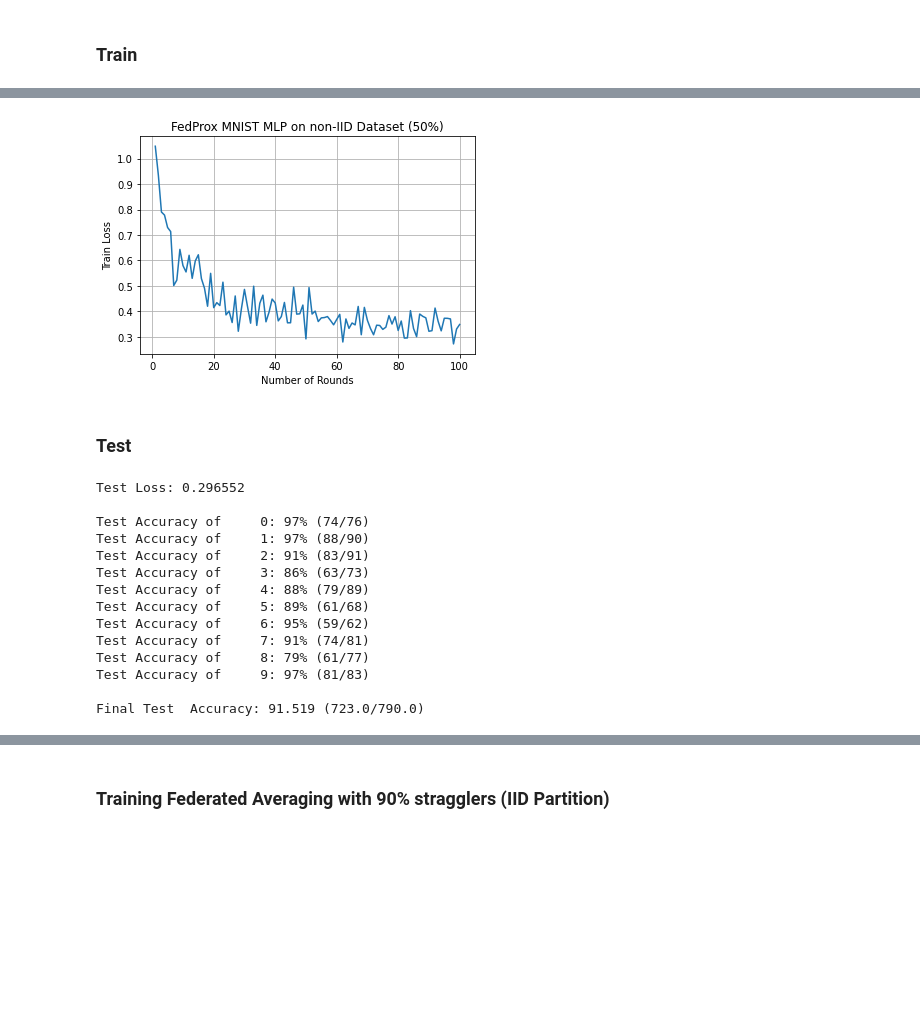
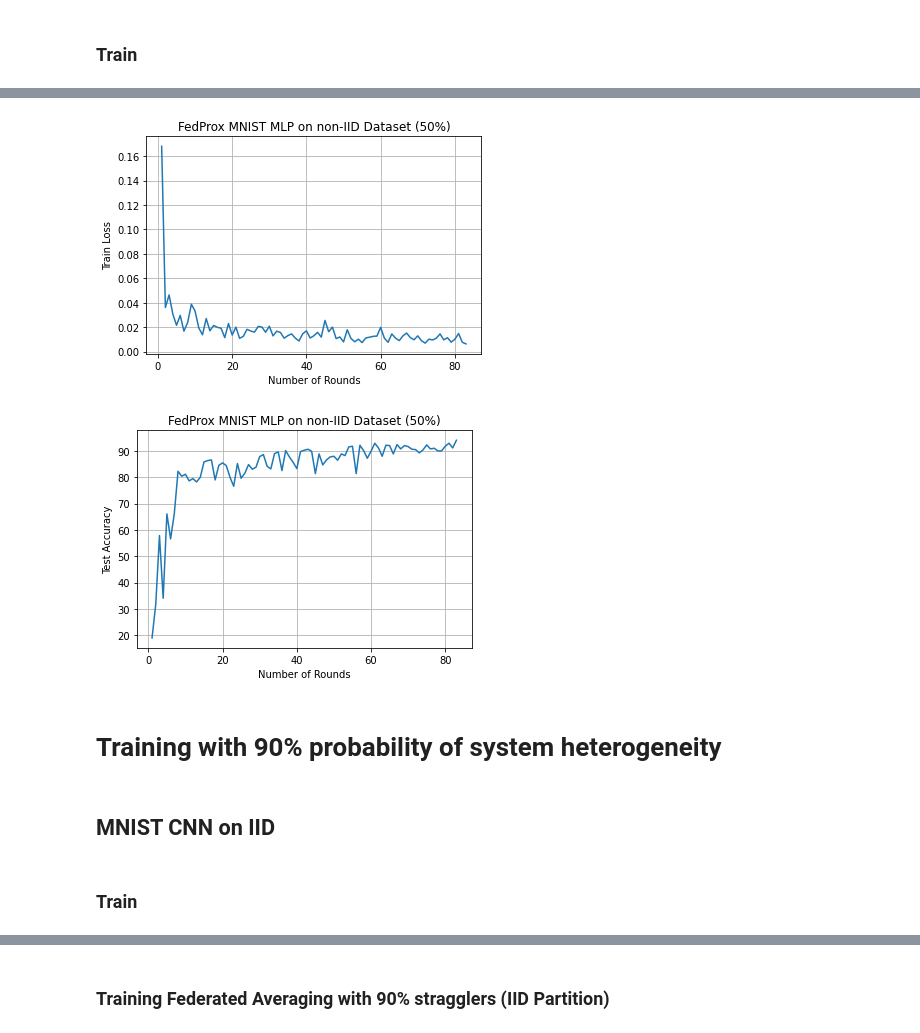
Before and after one commit to ayushm-agrawal/Federated-Learning-Implementations, a Jupyter notebook: FedProx.ipynb, the cells around one changed output, grey strips where cells are left out. Saved outputs shown, nothing was run; the diff lists cells and outputs as text; code cells hidden in the pictures; blank space fills up the shorter version.

Commit message:
:zap: Updated FedProx Algorithm and added comparison with FedAvg Algorithm in different system heterogeneity

```diff
--- a/FedProx.ipynb
+++ b/FedProx.ipynb
@@ -349,9 +460,9 @@ class CustomDataset(Dataset):
       return image, label
 
 class ClientUpdate(object):
-  def __init__(self, dataset, batchSize, learning_rate, epochs, idxs, mu):
+  def __init__(self, dataset, batchSize, learning_rate, epochs, idxs, mu, algorithm):
     self.train_loader = DataLoader(CustomDataset(dataset, idxs), batch_size=batchSize, shuffle=True)
-
+    self.algorithm = algorithm
     self.learning_rate = learning_rate
     self.epochs = epochs
 
@@ -361,7 +472,11 @@ class ClientUpdate(object):
     proximal_criterion = nn.MSELoss(reduction='mean')
     optimizer = torch.optim.SGD(model.parameters(), lr=self.learning_rate, momentum=0.5)
 
+    # use the weights of global model for proximal term calculation
     global_model = copy.deepcopy(model)
+
+    # calculate local training time
+    start_time = time.time()
 
 
     e_loss = []
@@ -383,15 +498,18 @@ class ClientUpdate(object):
         # calculate the loss + the proximal term
         _, pred = torch.max(output, 1)
 
-        proximal_term = 0.0
+        if self.algorithm == 'fedprox':
+          proximal_term = 0.0
 
-        # iterate through the current and global model parameters
-        for w, w_t in zip(model.parameters(), global_model.parameters()) :
-          # update the proximal term
-          #proximal_term += torch.sum(torch.abs((w-w_t)**2))
-          proximal_term += (w-w_t).norm(2)
+          # iterate through the current and global model parameters
+          for w, w_t in zip(model.parameters(), global_model.parameters()) :
+            # update the proximal term
+            #proximal_term += torch.sum(torch.abs((w-w_t)**2))
+            proximal_term += (w-w_t).norm(2)
 
-        loss = criterion(output, labels) + (mu/2)*proximal_term
+          loss = criterion(output, labels) + (mu/2)*proximal_term
+        else:
+          loss = criterion(output, labels)
 
         # do a backwards pass
         loss.backward()
@@ -406,7 +524,7 @@ class ClientUpdate(object):
 
     total_loss = sum(e_loss)/len(e_loss)
 
-    return model.state_dict(), total_loss
+    return model.state_dict(), total_loss, (time.time() - start_time)
 # %% [markdown]
 ### Server Side Training
 
@@ -1112,15 +1086,17 @@ C = 0.1
 # number of clients
 K = 100
 # number of training passes on local dataset for each roung
-E = 5
+E = 20
 # batch size
 batch_size = 10
 # learning Rate
-lr=0.05
+lr=0.01
 # proximal term constant
-mu = 1.0
+mu = 0.01
 # percentage of clients to have fewer than E epochs
 percentage = 50
+# target_test_accuracy
+target_test_accuracy=94.0
 # dict containing different type of data partition
 data_dict = non_iid_partition(mnist_data_train, 100, 200, 300, 2)
 # load model
@@ -1129,5 +1105,5 @@ mnist_mlp = MNIST_2NN()
 if torch.cuda.is_available():
   mnist_mlp.cuda()
 
-mnist_mlp_non_iid_trained = training(mnist_mlp, rounds, batch_size, lr, mnist_data_train, data_dict, C, K, E, mu, percentage, "FedProx MNIST MLP on non-IID Dataset (50%)", "green")
+mnist_mlp_non_iid_trained = training(mnist_mlp, rounds, batch_size, lr, mnist_data_train, data_dict, mnist_data_test, C, K, E, mu, percentage, "FedProx MNIST MLP on non-IID Dataset (50%)", "green", target_test_accuracy)
 # %% [output]
@@ -1151,21 +1127,8 @@ Total time taken: 1218.0675110816956
-[figure, old version]
+[figure, new version]
+[figure, added]
+# %% [markdown]
+# Training with 90% probability of system heterogeneity
+# %% [markdown]
+## MNIST CNN on IID
 # %% [markdown]
-### Test
+### Train
-# %%
-criterion = nn.CrossEntropyLoss()
-testing(mnist_mlp_non_iid_trained, mnist_data_test, 128, criterion, num_classes, classes_test)
-# %% [output]
-Test Loss: 0.296552
-
-Test Accuracy of     0: 97% (74/76)
-Test Accuracy of     1: 97% (88/90)
-Test Accuracy of     2: 91% (83/91)
-Test Accuracy of     3: 86% (63/73)
-Test Accuracy of     4: 88% (79/89)
-Test Accuracy of     5: 89% (61/68)
-Test Accuracy of     6: 95% (59/62)
-Test Accuracy of     7: 91% (74/81)
-Test Accuracy of     8: 79% (61/77)
-Test Accuracy of     9: 97% (81/83)
-
-Final Test  Accuracy: 91.519 (723.0/790.0)
```
Also changed, not shown: parts of 58 cells of this notebook.
